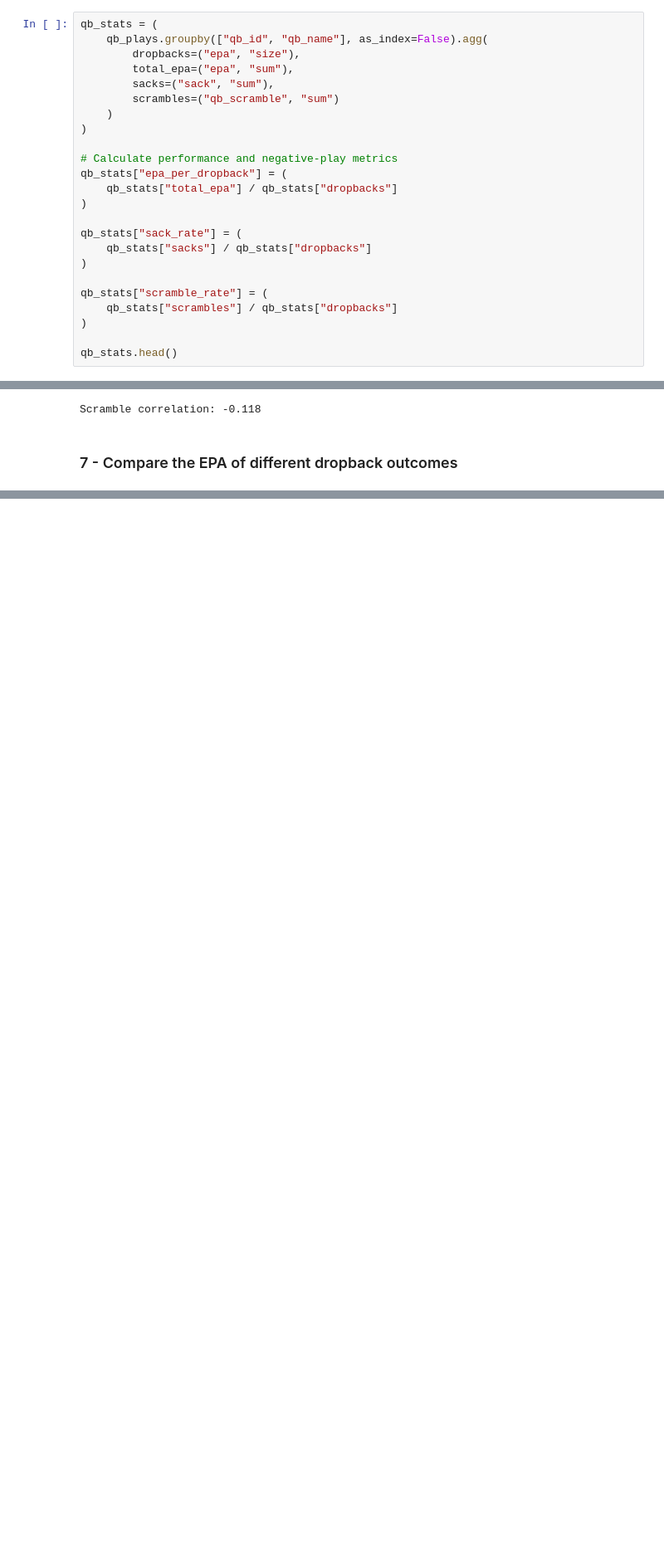
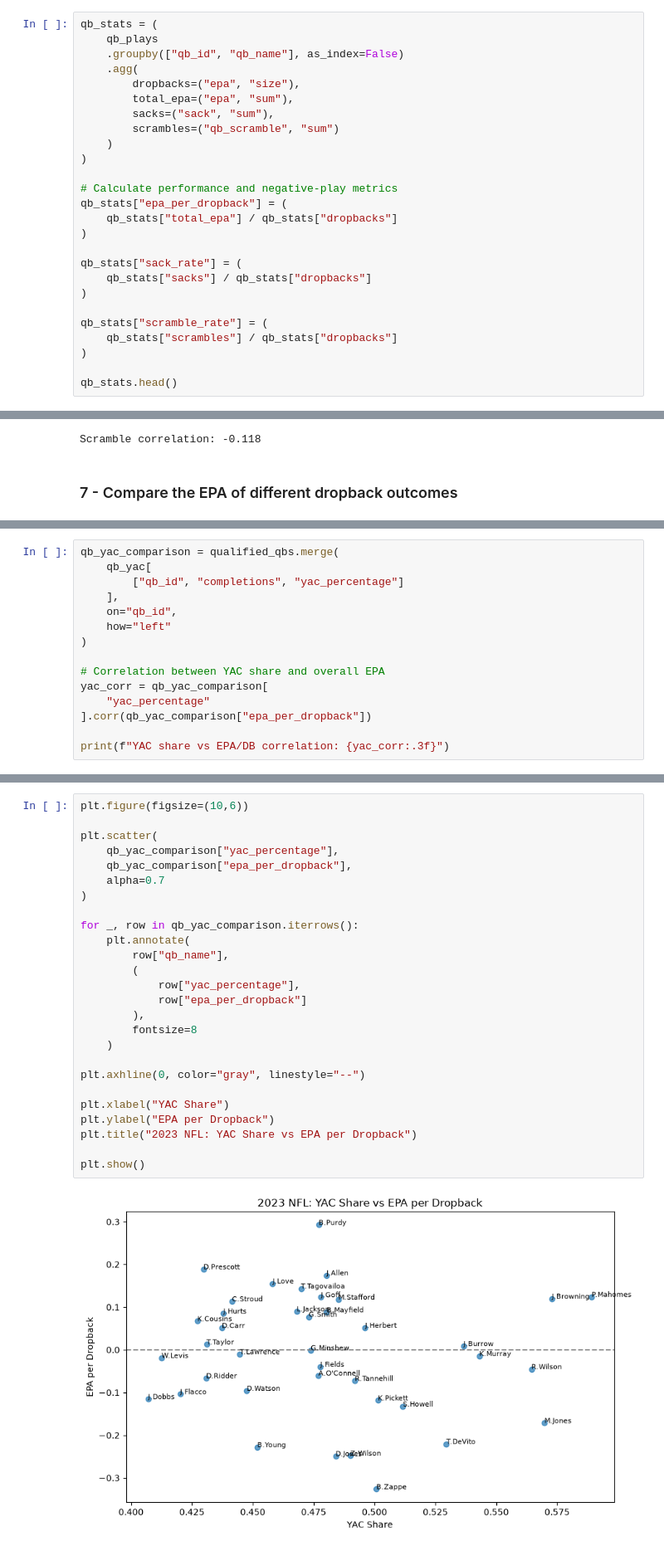
Before and after one commit to JadenGrossbaum/Data-Science, a Jupyter notebook: 01_nfl_qb_target_exploration.ipynb, the cells around one changed output, grey strips where cells are left out. Shown at 83% size. Drawn from its saved outputs; the diff is of its cells as text; blank space fills up the shorter version.

Commit message:
Updated and added analyses on quarterback performance, EPA per dropback, YAC percentage, Negative and Positive Play Rate, Air Yards, Consistency

```diff
--- a/01_nfl_qb_target_exploration.ipynb
+++ b/01_nfl_qb_target_exploration.ipynb
@@ -226,7 +228,9 @@ Missing QB IDs: 0
 ### 4 - Calculate QB EPA per dropback
 # %%
 qb_stats = (
-    qb_plays.groupby(["qb_id", "qb_name"], as_index=False).agg(
+    qb_plays
+    .groupby(["qb_id", "qb_name"], as_index=False)
+    .agg(
         dropbacks=("epa", "size"),
         total_epa=("epa", "sum"),
         sacks=("sack", "sum"),
@@ -350,0 +593,15 @@ epa_by_type
+# %%
+qb_yac_comparison = qualified_qbs.merge(
+    qb_yac[
+        ["qb_id", "completions", "yac_percentage"]
+    ],
+    on="qb_id",
+    how="left"
+)
+
+# Correlation between YAC share and overall EPA
+yac_corr = qb_yac_comparison[
+    "yac_percentage"
+].corr(qb_yac_comparison["epa_per_dropback"])
+
+print(f"YAC share vs EPA/DB correlation: {yac_corr:.3f}")
@@ -350,0 +647,28 @@ epa_by_type
+# %%
+plt.figure(figsize=(10,6))
+
+plt.scatter(
+    qb_yac_comparison["yac_percentage"],
+    qb_yac_comparison["epa_per_dropback"],
+    alpha=0.7
+)
+
+for _, row in qb_yac_comparison.iterrows():
+    plt.annotate(
+        row["qb_name"],
+        (
+            row["yac_percentage"],
+            row["epa_per_dropback"]
+        ),
+        fontsize=8
+    )
+
+plt.axhline(0, color="gray", linestyle="--")
+
+plt.xlabel("YAC Share")
+plt.ylabel("EPA per Dropback")
+plt.title("2023 NFL: YAC Share vs EPA per Dropback")
+
+plt.show()
+# %% [output]
+[figure, added]
```
Also changed, not shown: parts of 71 cells of this notebook.
